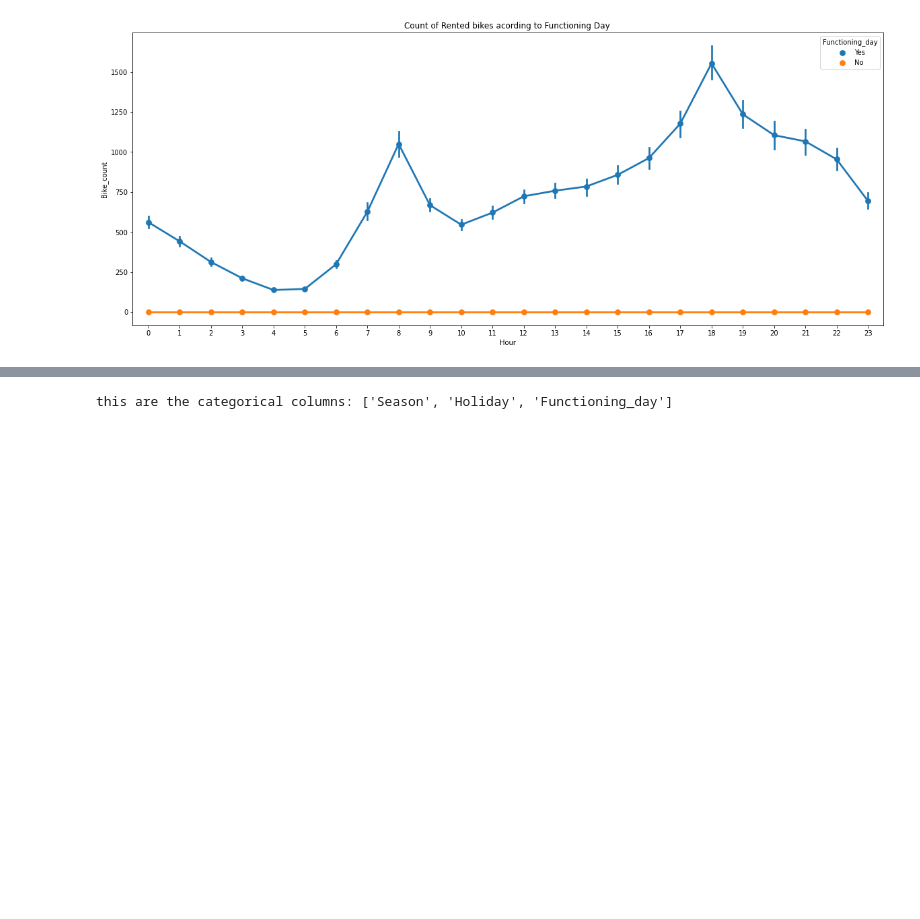
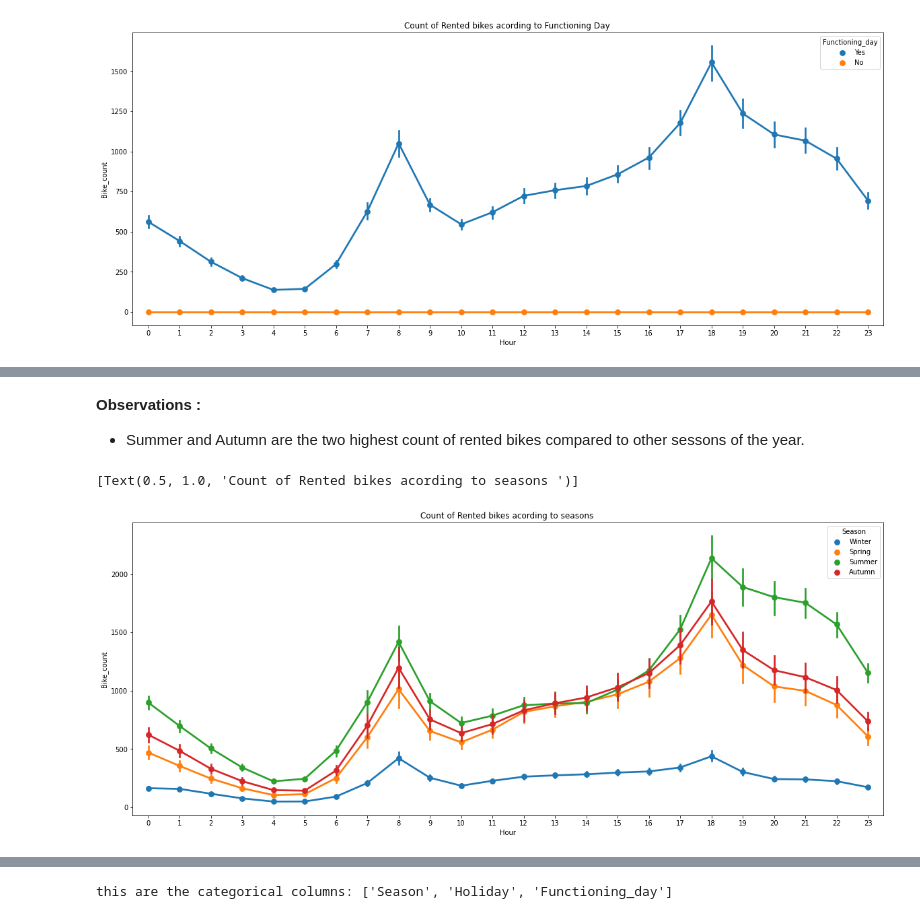
Before and after one commit to firaz-thakur/SEOUL-BIKE-SHARING-DEMAND-PREDICTION, a Jupyter notebook: Supervised_ML_Regression_Project.ipynb, the cells around one changed output, grey strips where cells are left out. Drawn from its saved outputs; the diff is of its cells as text; code cells hidden in the pictures; blank space fills up the shorter version.

```diff
--- a/Supervised_ML_Regression_Project.ipynb
+++ b/Supervised_ML_Regression_Project.ipynb
@@ -302,0 +344,12 @@ ax.set(title='Count of Rented bikes acording to Functioning Day ')
+# %% [markdown]
+**Observations :**
+
+*   Summer and Autumn are the two highest count of rented bikes compared to other sessons of the year.
+# %%
+# Hour v/s Different types of seasons v/s the bike counts :
+fig,ax=plt.subplots(figsize=(20,8))
+sns.pointplot(data=df,x='Hour',y='Bike_count',hue='Season',ax=ax)
+ax.set(title='Count of Rented bikes acording to seasons ')
+# %% [output]
+[Text(0.5, 1.0, 'Count of Rented bikes acording to seasons ')]
+[figure, added]
```
Also changed, not shown: parts of 28 cells of this notebook.
